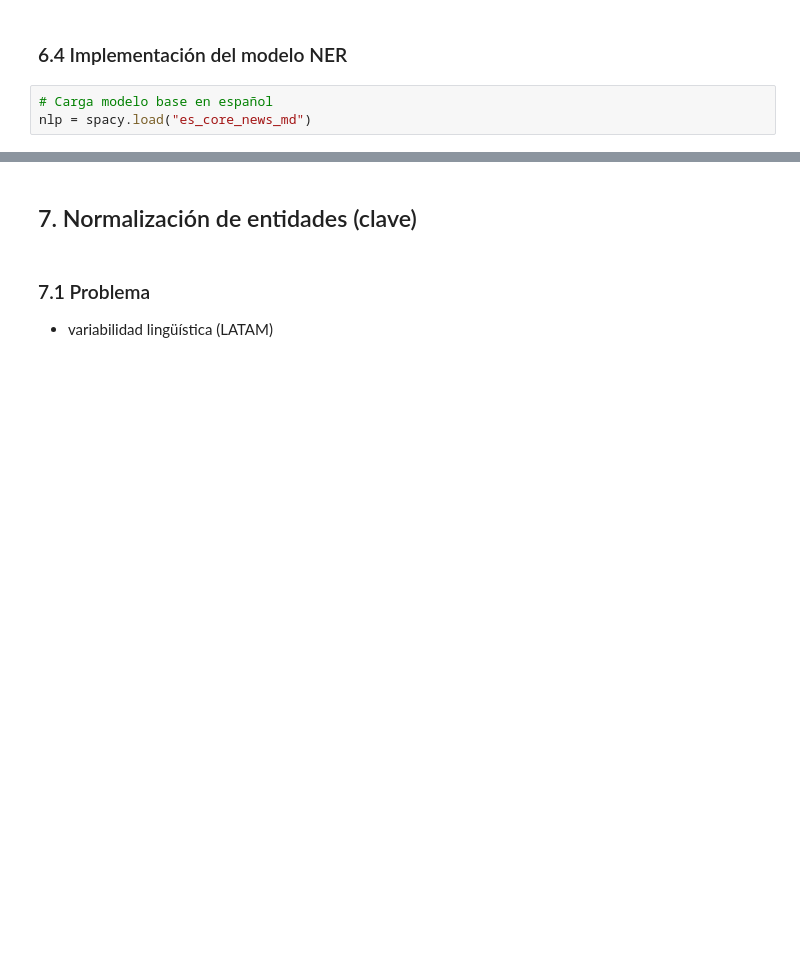
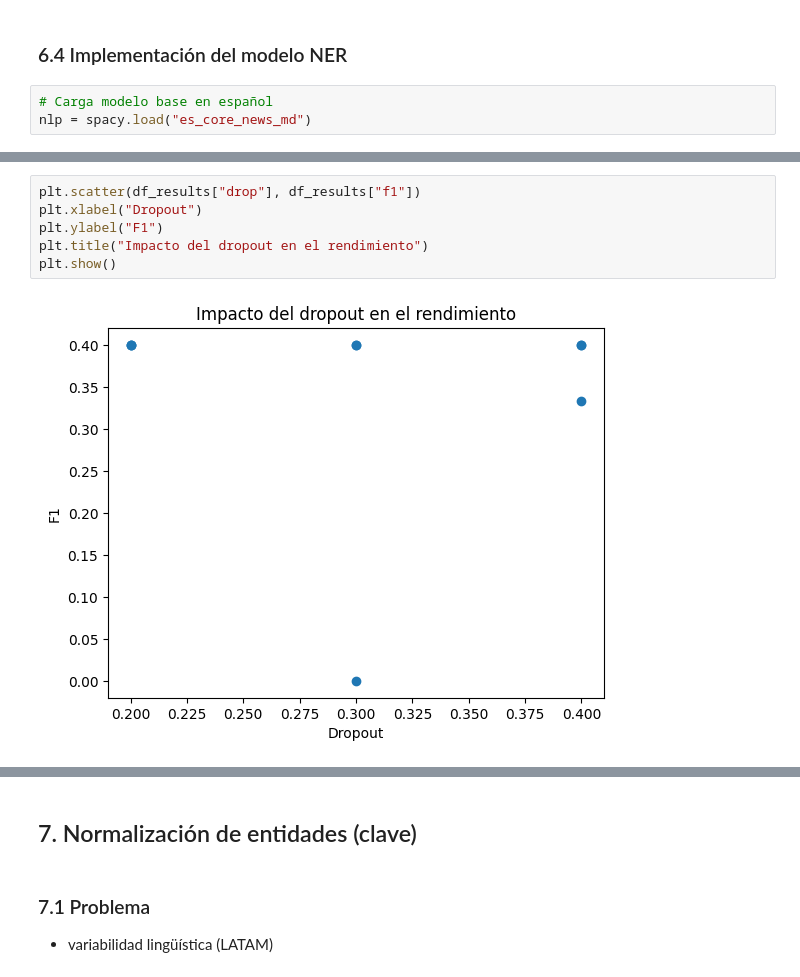
Before and after one commit to JMPinillos/agri-voice-ai, a Jupyter notebook: notebooks/03_nlp_processing/nlp_processing.ipynb, the cells around one changed output, grey strips where cells are left out. Saved outputs shown, nothing was run; the diff lists cells and outputs as text; blank space fills up the shorter version.

```diff
--- a/notebooks/03_nlp_processing/nlp_processing.ipynb
+++ b/notebooks/03_nlp_processing/nlp_processing.ipynb
@@ -1290,0 +1333,8 @@ aqui comentamos y elegimos la mejor
+# %%
+plt.scatter(df_results["drop"], df_results["f1"])
+plt.xlabel("Dropout")
+plt.ylabel("F1")
+plt.title("Impacto del dropout en el rendimiento")
+plt.show()
+# %% [output]
+[figure, added]
```
Also changed, not shown: parts of 26 cells of this notebook, 23 other files.
